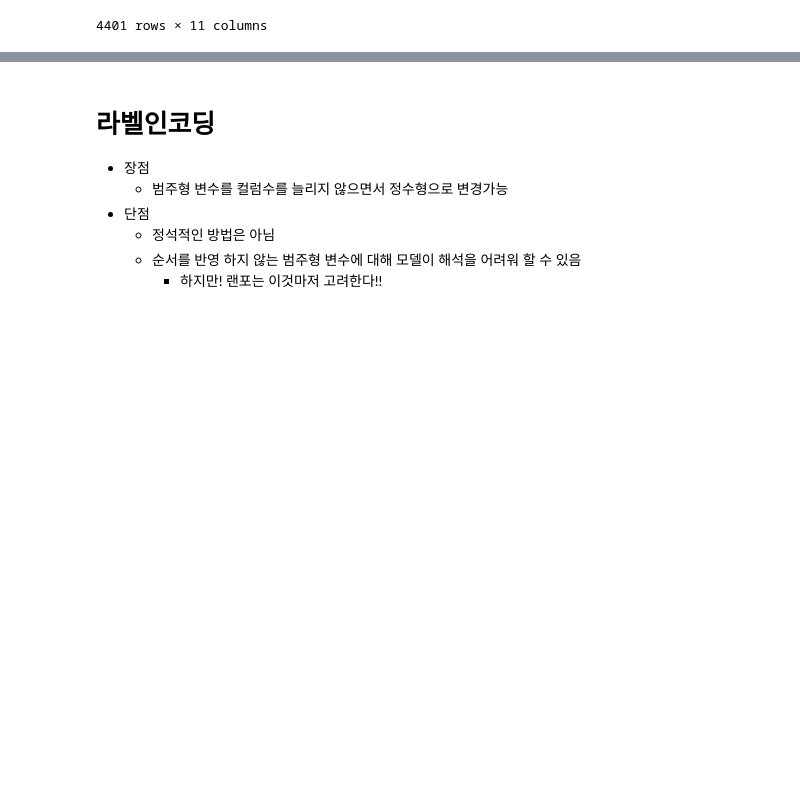
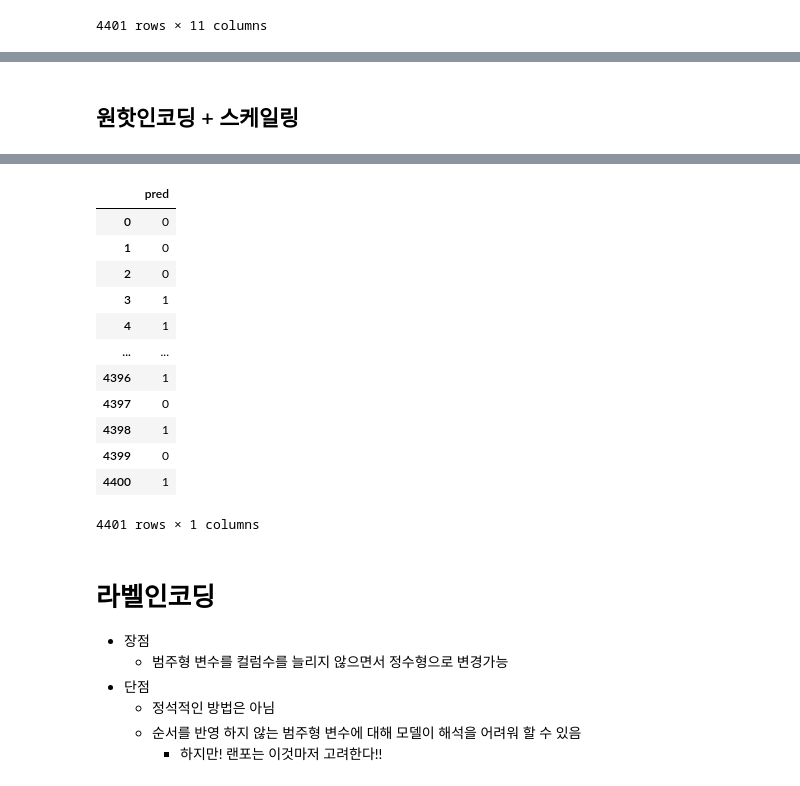
Before and after one commit to hyeonnnho/Big-Data-Analysis-Professional, a Jupyter notebook: 강의/2유형_example.ipynb, the cells around one changed output, grey strips where cells are left out. Cells and saved outputs as stored; diff of their text form; code cells hidden in the pictures; blank space fills up the shorter version.

```diff
--- a/강의/2유형_example.ipynb
+++ b/강의/2유형_example.ipynb
@@ -84,0 +117,62 @@ display(test)
+# %% [markdown]
+## 원핫인코딩 + 스케일링
+# %%
+train = pd.read_csv('https://raw.githubusercontent.com/Datamanim/datarepo/main/data/2_train.csv')
+test = pd.read_csv('https://raw.githubusercontent.com/Datamanim/datarepo/main/data/2_test.csv')
+
+train_pre = train.copy()
+# 결측치, 이상치 제거
+train_pre = train_pre.dropna(axis=0)
+train_pre['Customer_care_calls'] = train_pre['Customer_care_calls'].str.replace('$','').astype('int')
+
+# 범주형 변수 처리
+x = train_pre.drop(columns = ['ID','Reached.on.Time_Y.N'])
+y = train_pre['Reached.on.Time_Y.N']
+x_dummies = pd.get_dummies(x, drop_first=True)
+
+# 수치형변수 스케일러
+from sklearn.preprocessing import StandardScaler
+scaler_df = x[['Customer_care_calls','Customer_rating','Cost_of_the_Product','Prior_purchases','Discount_offered','Weight_in_gms']]
+ss = StandardScaler()
+ss.fit(scaler_df)
+x_dummies.loc[:, ['Customer_care_calls','Customer_rating','Cost_of_the_Product','Prior_purchases','Discount_offered','Weight_in_gms']] = ss.transform(scaler_df)
+
+# train_test 분할
+from sklearn.model_selection import train_test_split
+x_train, x_val, y_train, y_val = train_test_split(x_dummies, y,test_size=0.5, random_state=42)
+
+# 모델링
+from sklearn.ensemble import RandomForestClassifier
+rf = RandomForestClassifier(random_state=42)
+rf.fit(x_train, y_train)
+rf_val_predict = rf.predict(x_val)
+
+# 평가
+from sklearn.metrics import f1_score
+f1 = f1_score(y_val, rf_val_predict)
+
+# test
+test_pre = test.copy()
+test_pre['Customer_care_calls'] = test_pre['Customer_care_calls'].str.replace('$','').astype('int')
+# 범주형 변수 처리
+x_test = test_pre.drop(columns = ['ID'])
+x_test_dummies = pd.get_dummies(x_test, drop_first=True)
+# x_test_dummies.shape
+# 수치형변수 스케일러
+from sklearn.preprocessing import StandardScaler
+scaler_df_test = x_test[['Customer_care_calls','Customer_rating','Cost_of_the_Product','Prior_purchases','Discount_offered','Weight_in_gms']]
+ss2 = StandardScaler()
+ss2.fit(scaler_df_test)
+x_test_dummies.loc[:, ['Customer_care_calls','Customer_rating','Cost_of_the_Product','Prior_purchases','Discount_offered','Weight_in_gms']] = ss2.transform(scaler_df_test)
+
+rf_test_predict = rf.predict(x_test_dummies)
+
+# 결과저장
+result = pd.DataFrame(rf_test_predict, columns=['pred'])
+result
+# result.to_csv('result.csv', index=False)
+
+# 저장확인
+# df = pd.read_csv('result.csv')
+# print(df.head())
+# %% [output]
@@ -85,3 +195,16 @@ display(test)
+|  | pred |
+| 0 | 0 |
+| 1 | 0 |
+| 2 | 0 |
+| 3 | 1 |
+| 4 | 1 |
+| ... | ... |
+| 4396 | 1 |
+| 4397 | 0 |
+| 4398 | 1 |
+| 4399 | 0 |
+| 4400 | 1 |
+4401 rows × 1 columns
 # %% [markdown]
 # 라벨인코딩
 
```
Also changed, not shown: parts of 9 cells of this notebook.
